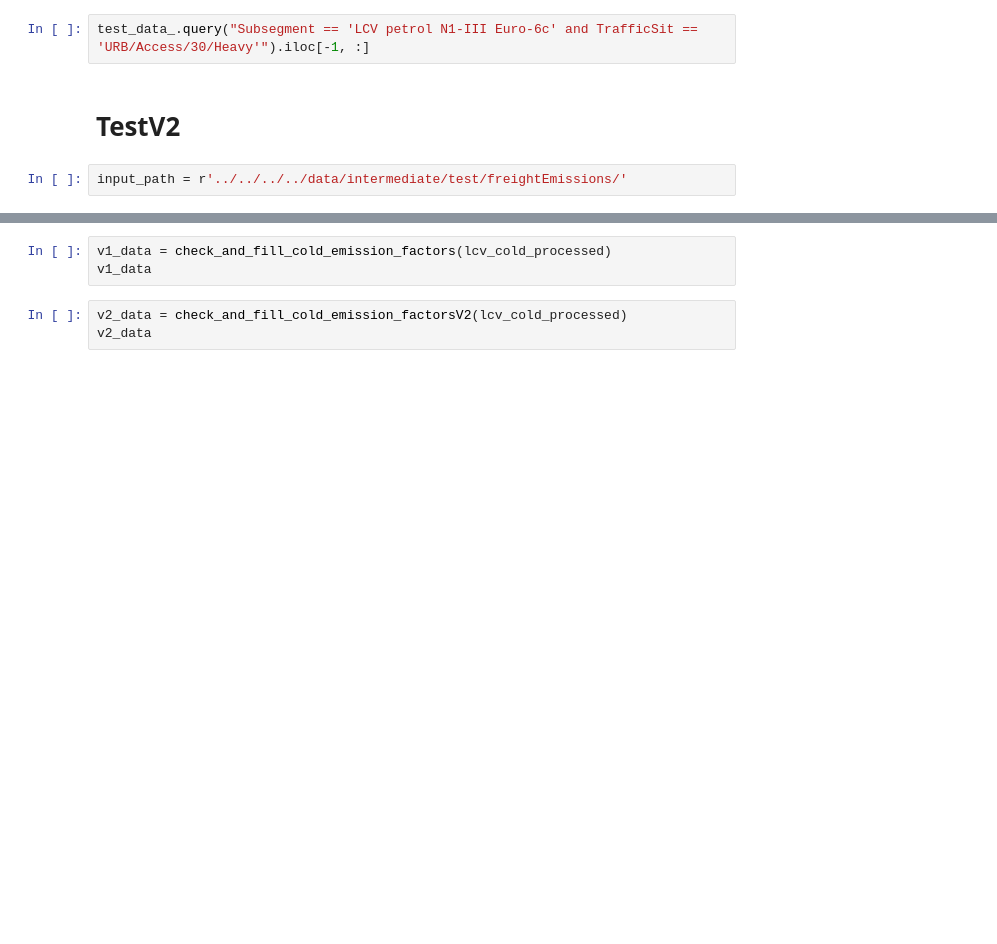
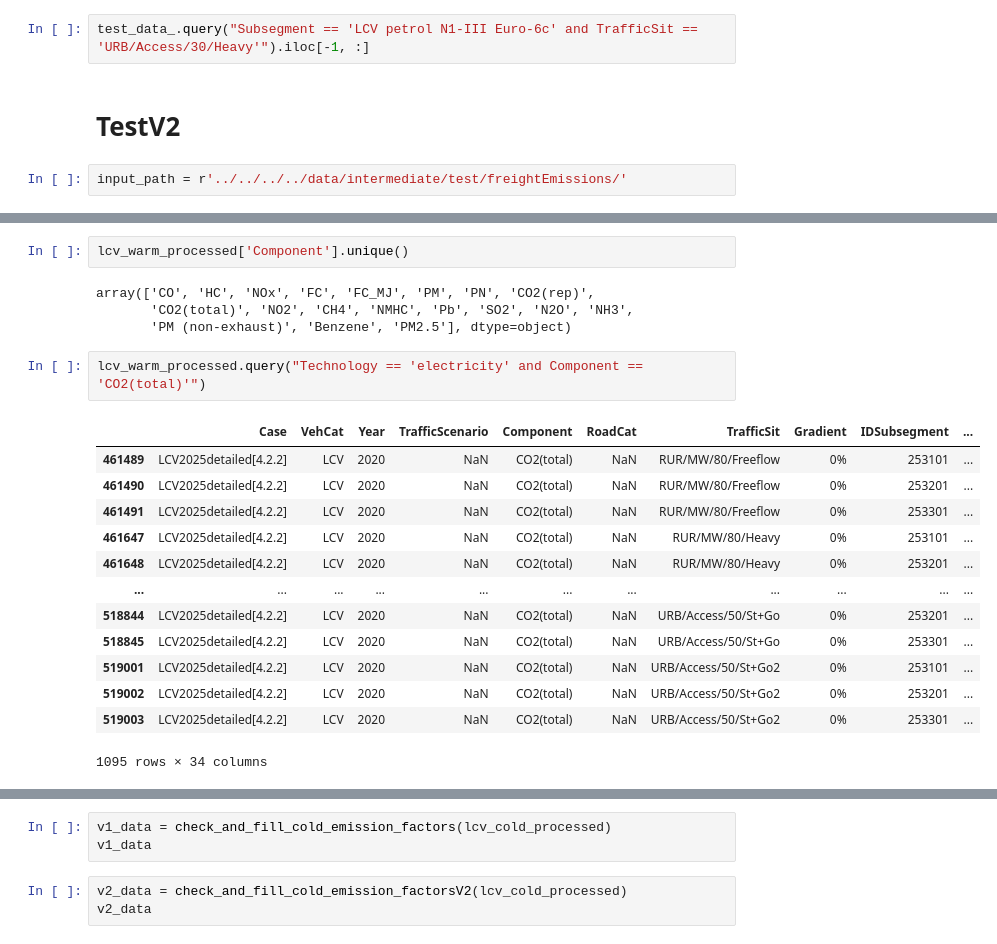
Before and after one commit to XanderPENG/matsim-xp, a Jupyter notebook: src/main/python/freight_emission/convert_hbefa_tables.ipynb, the cells around one changed output, grey strips where cells are left out. Cells and saved outputs as stored; diff of their text form; blank space fills up the shorter version.

```diff
--- a/src/main/python/freight_emission/convert_hbefa_tables.ipynb
+++ b/src/main/python/freight_emission/convert_hbefa_tables.ipynb
@@ -296,0 +311,22 @@ lcv_warm_processed
+# %%
+lcv_warm_processed['Component'].unique()
+# %% [output]
+array(['CO', 'HC', 'NOx', 'FC', 'FC_MJ', 'PM', 'PN', 'CO2(rep)',
+       'CO2(total)', 'NO2', 'CH4', 'NMHC', 'Pb', 'SO2', 'N2O', 'NH3',
+       'PM (non-exhaust)', 'Benzene', 'PM2.5'], dtype=object)
+# %%
+lcv_warm_processed.query("Technology == 'electricity' and Component == 'CO2(total)'")
+# %% [output]
+|  | Case | VehCat | Year | TrafficScenario | Component | RoadCat | TrafficSit | Gradient | IDSubsegment | ... |
+| 461489 | LCV2025detailed[4.2.2] | LCV | 2020 | NaN | CO2(total) | NaN | RUR/MW/80/Freeflow | 0% | 253101 | ... |
+| 461490 | LCV2025detailed[4.2.2] | LCV | 2020 | NaN | CO2(total) | NaN | RUR/MW/80/Freeflow | 0% | 253201 | ... |
+| 461491 | LCV2025detailed[4.2.2] | LCV | 2020 | NaN | CO2(total) | NaN | RUR/MW/80/Freeflow | 0% | 253301 | ... |
+| 461647 | LCV2025detailed[4.2.2] | LCV | 2020 | NaN | CO2(total) | NaN | RUR/MW/80/Heavy | 0% | 253101 | ... |
+| 461648 | LCV2025detailed[4.2.2] | LCV | 2020 | NaN | CO2(total) | NaN | RUR/MW/80/Heavy | 0% | 253201 | ... |
+| ... | ... | ... | ... | ... | ... | ... | ... | ... | ... | ... |
+| 518844 | LCV2025detailed[4.2.2] | LCV | 2020 | NaN | CO2(total) | NaN | URB/Access/50/St+Go | 0% | 253201 | ... |
+| 518845 | LCV2025detailed[4.2.2] | LCV | 2020 | NaN | CO2(total) | NaN | URB/Access/50/St+Go | 0% | 253301 | ... |
+| 519001 | LCV2025detailed[4.2.2] | LCV | 2020 | NaN | CO2(total) | NaN | URB/Access/50/St+Go2 | 0% | 253101 | ... |
+| 519002 | LCV2025detailed[4.2.2] | LCV | 2020 | NaN | CO2(total) | NaN | URB/Access/50/St+Go2 | 0% | 253201 | ... |
+| 519003 | LCV2025detailed[4.2.2] | LCV | 2020 | NaN | CO2(total) | NaN | URB/Access/50/St+Go2 | 0% | 253301 | ... |
+1095 rows × 34 columns
```
Also changed, not shown: parts of 5 cells of this notebook, 34 other files.
